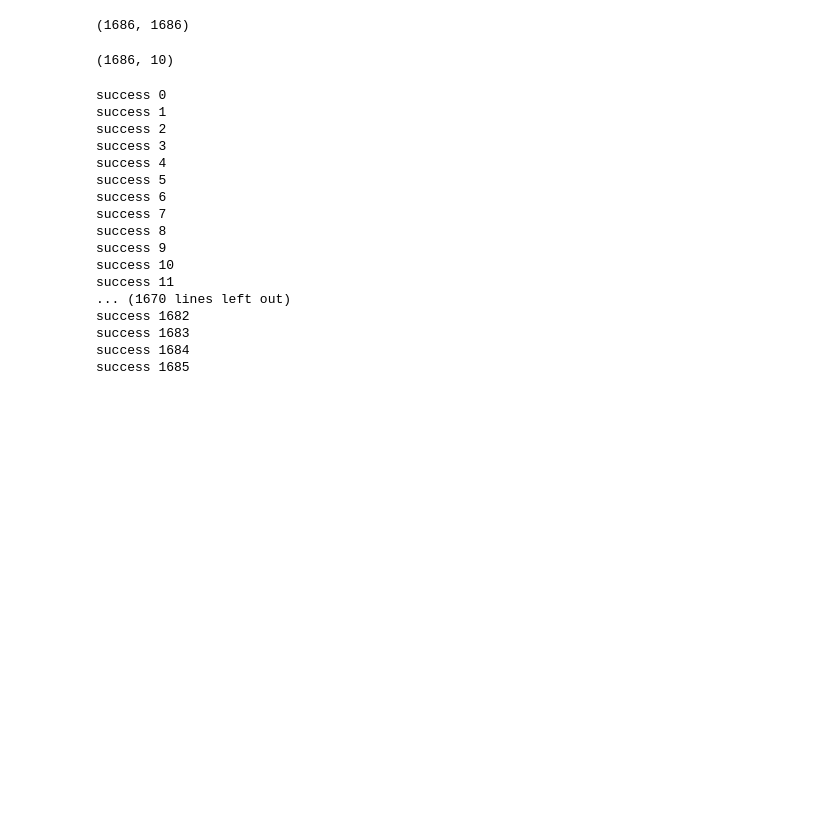
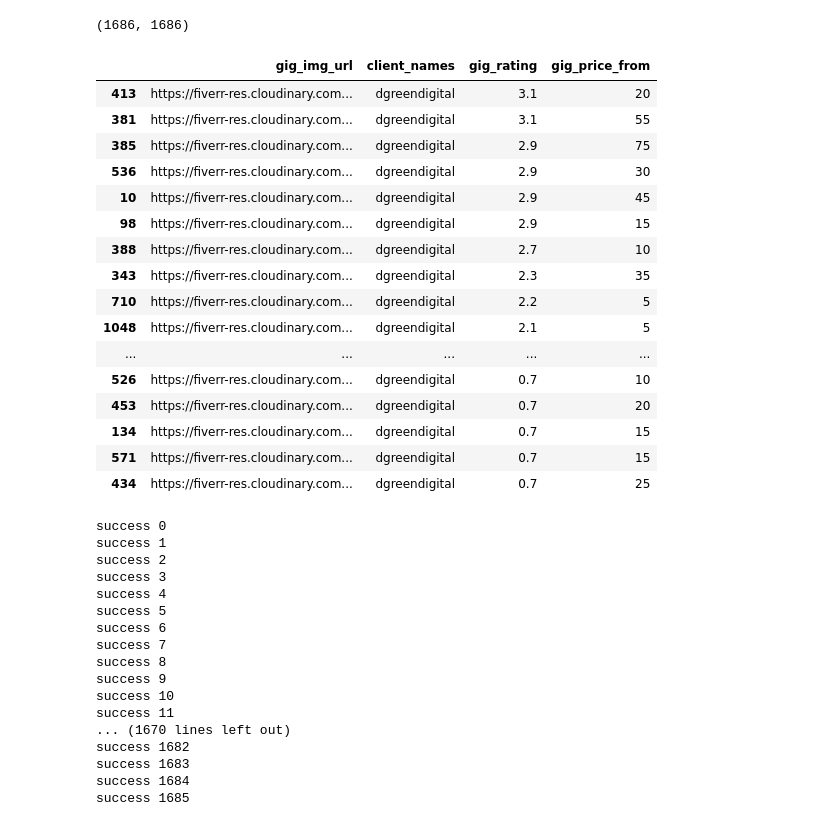
Before and after one commit to illustrateme/machine-learning, a Jupyter notebook: recommenders.ipynb, the cells around one changed output. Drawn from its saved outputs; the diff is of its cells as text; code cells hidden in the pictures; blank space fills up the shorter version.

```diff
--- a/recommenders.ipynb
+++ b/recommenders.ipynb
@@ -101,28 +86,48 @@ helppp.shape
 # %%
 from sklearn.metrics.pairwise import cosine_similarity
 # %%
-cos_sim = cosine_similarity(helppp)
+cos_sim = cosine_similarity(tfidf_matrix)
 # %%
 cos_sim.shape
 # %% [output]
 (1686, 1686)
 # %%
-def predict(gig_img_url_, top_n=11):
+def predict(gig_img_url_, top_n=20):
     data = cos_sim_df.reset_index()
-    final_df = pd.concat([fiverr_df['gig_rating'], data], axis=1)
+    final_df = pd.concat([fiverr_df[['gig_rating', 'gig_price_from']], data], axis=1)
     gig_index = data[data['gig_img_url'] == gig_img_url_].index
     similarity = cos_sim[gig_index[0]].T
 
     sim_df = pd.DataFrame(similarity, columns=['similarity'])
     final_df = pd.concat([final_df, sim_df], axis=1)
     # You can also play around with the number
-    final_df['gig_rating'] = final_df['gig_rating'][gig_index[0]] * final_df['similarity']
+    final_df['gig_rating'] = np.round(final_df['gig_rating'][gig_index[0]] * final_df['similarity'],1)
     final_df=final_df.drop(gig_index[0])
-    final_df_sorted = final_df.sort_values(by='gig_rating', ascending=False).head(top_n)
+    final_df_sorted = final_df.sample(100).sort_values(by='gig_rating', ascending=False).head(top_n)
     final_df_sorted['client_names'] = fiverr_df['client_names'][gig_index[0]]
-    final_df_sorted = final_df_sorted[['gig_img_url', 'client_names', 'gig_rating']]
+    final_df_sorted = final_df_sorted[['gig_img_url', 'client_names', 'gig_rating', 'gig_price_from']]
 
     return final_df_sorted
 # %%
-for_test_df=predict(fiverr_df['gig_img_url'][100])
+for_test_df=predict(fiverr_df['gig_img_url'][400])
+# %%
+for_test_df
+# %% [output]
+|  | gig_img_url | client_names | gig_rating | gig_price_from |
+| 413 | https://fiverr-res.cloudinary.com... | dgreendigital | 3.1 | 20 |
+| 381 | https://fiverr-res.cloudinary.com... | dgreendigital | 3.1 | 55 |
+| 385 | https://fiverr-res.cloudinary.com... | dgreendigital | 2.9 | 75 |
+| 536 | https://fiverr-res.cloudinary.com... | dgreendigital | 2.9 | 30 |
+| 10 | https://fiverr-res.cloudinary.com... | dgreendigital | 2.9 | 45 |
+| 98 | https://fiverr-res.cloudinary.com... | dgreendigital | 2.9 | 15 |
+| 388 | https://fiverr-res.cloudinary.com... | dgreendigital | 2.7 | 10 |
+| 343 | https://fiverr-res.cloudinary.com... | dgreendigital | 2.3 | 35 |
+| 710 | https://fiverr-res.cloudinary.com... | dgreendigital | 2.2 | 5 |
+| 1048 | https://fiverr-res.cloudinary.com... | dgreendigital | 2.1 | 5 |
+| ... | ... | ... | ... | ... |
+| 526 | https://fiverr-res.cloudinary.com... | dgreendigital | 0.7 | 10 |
+| 453 | https://fiverr-res.cloudinary.com... | dgreendigital | 0.7 | 20 |
+| 134 | https://fiverr-res.cloudinary.com... | dgreendigital | 0.7 | 15 |
+| 571 | https://fiverr-res.cloudinary.com... | dgreendigital | 0.7 | 15 |
+| 434 | https://fiverr-res.cloudinary.com... | dgreendigital | 0.7 | 25 |
 # %%
@@ -130,7 +135,3 @@ for_model_df=fiverr_df[['gig_img_url', 'client_names', 'gig_rating']]
-# %%
-fiverr_df.shape
-# %% [output]
-(1686, 10)
 # %%
 for i in range(len(fiverr_df)):
     pred_df=predict(fiverr_df['gig_img_url'][i])
```
Also changed, not shown: parts of 26 cells of this notebook, 7 other files.
